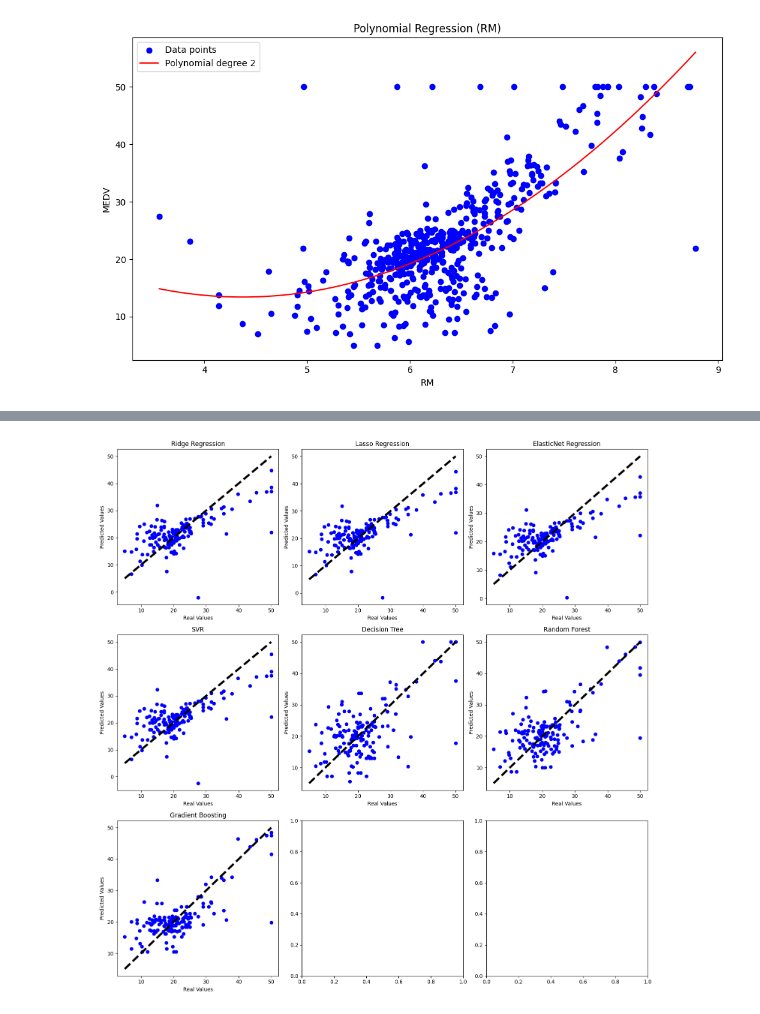
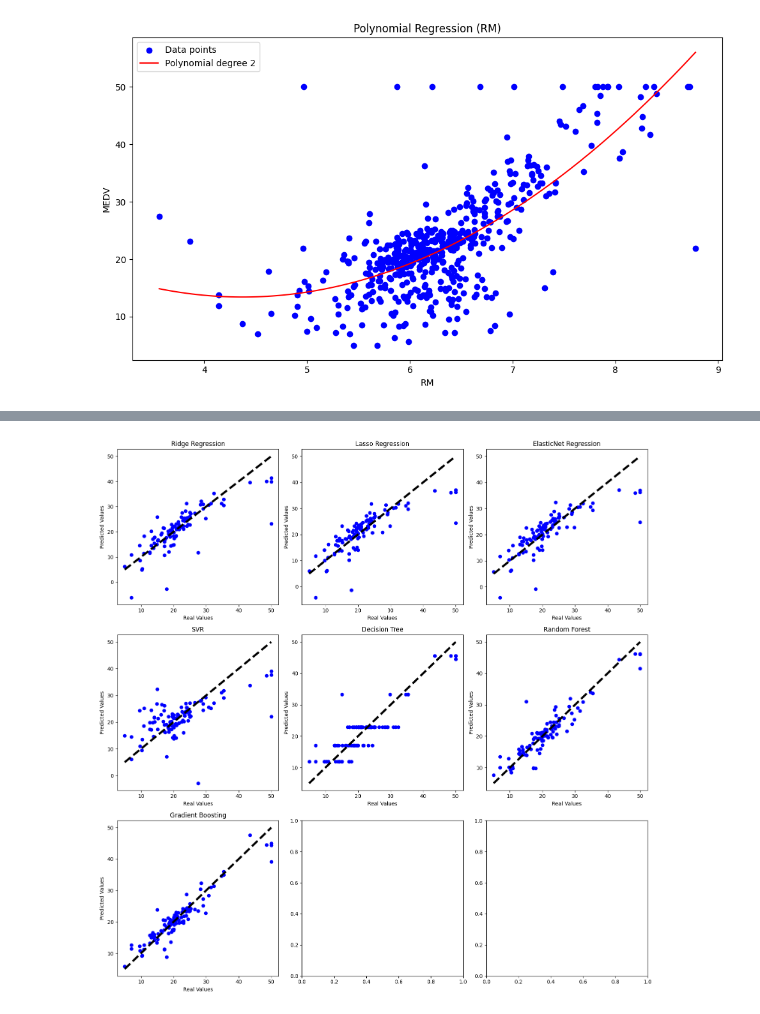
Before and after one commit to savaris/Python_Applications, a Jupyter notebook: Regression_Analysis.ipynb, the cells around one changed output, grey strips where cells are left out. Drawn from its saved outputs; the diff is of its cells as text; code cells hidden in the pictures.

```diff
--- a/Regression_Analysis.ipynb
+++ b/Regression_Analysis.ipynb
@@ -506,20 +513,31 @@ plt.show()
 # %%
-# Scatter plot showing the visual representation of the actual values vs predicted values for the above said regression models.
-
 models = [ridge, lasso, elasticnet, svr, dt, rf, gb]
 model_names = ['Ridge Regression', 'Lasso Regression', 'ElasticNet Regression', 'SVR', 'Decision Tree', 'Random Forest', 'Gradient Boosting']
 
-fig, axs = plt.subplots(3, 3, figsize=(15,15))
+fig, axs = plt.subplots(3, 3, figsize=(15, 15))
 
 for i, model in enumerate(models):
-    y_pred = model.predict(X_test)
+    if model_names[i] == 'SVR':
+        # Use only one feature for SVR (e.g., 'RM')
+        X_train_svr = X_train[['RM']]  # Adjust feature name as needed
+        X_test_svr = X_test[['RM']]    # Same for test set
+
+        # Fit the SVR model on this subset
+        model.fit(X_train_svr, y_train)
+        y_pred = model.predict(X_test_svr)
+    else:
+        # Train and predict on all features for other models
+        model.fit(X_train, y_train)
+        y_pred = model.predict(X_test)
+
+    # Scatter plot of actual vs predicted values
     axs[i//3, i%3].scatter(y_test, y_pred, color='blue')
     axs[i//3, i%3].plot([y_test.min(), y_test.max()], [y_test.min(), y_test.max()], 'k--', lw=4)
     axs[i//3, i%3].set_xlabel('Real Values')
     axs[i//3, i%3].set_ylabel('Predicted Values')
     axs[i//3, i%3].set_title(model_names[i])
 
 plt.tight_layout()
 plt.show()
 # %% [output]
-[figure, old version]
+[figure, new version]
```
Also changed, not shown: parts of 8 cells of this notebook.
